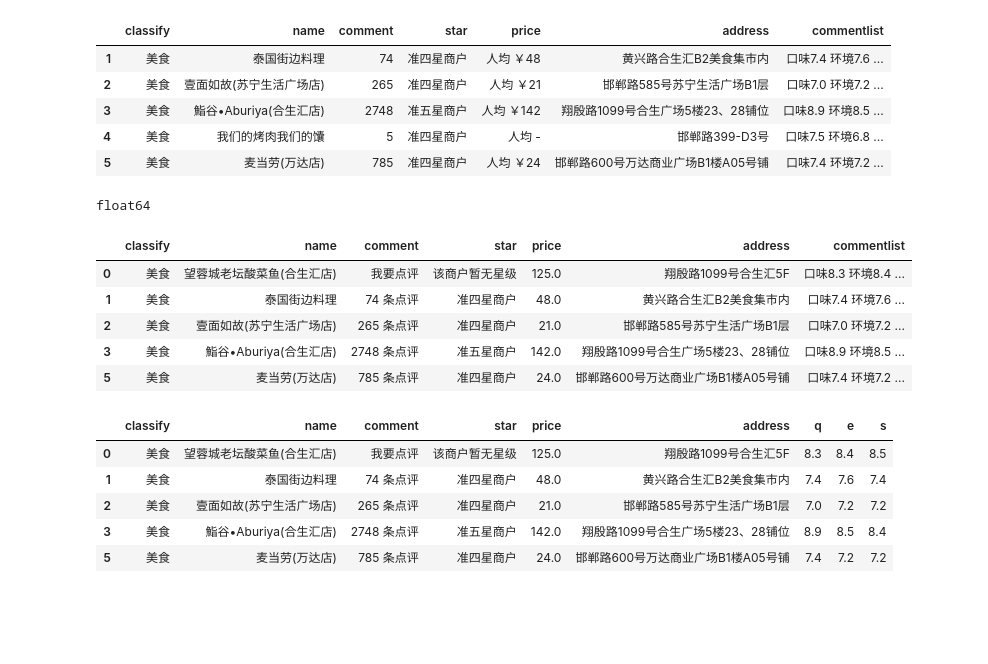
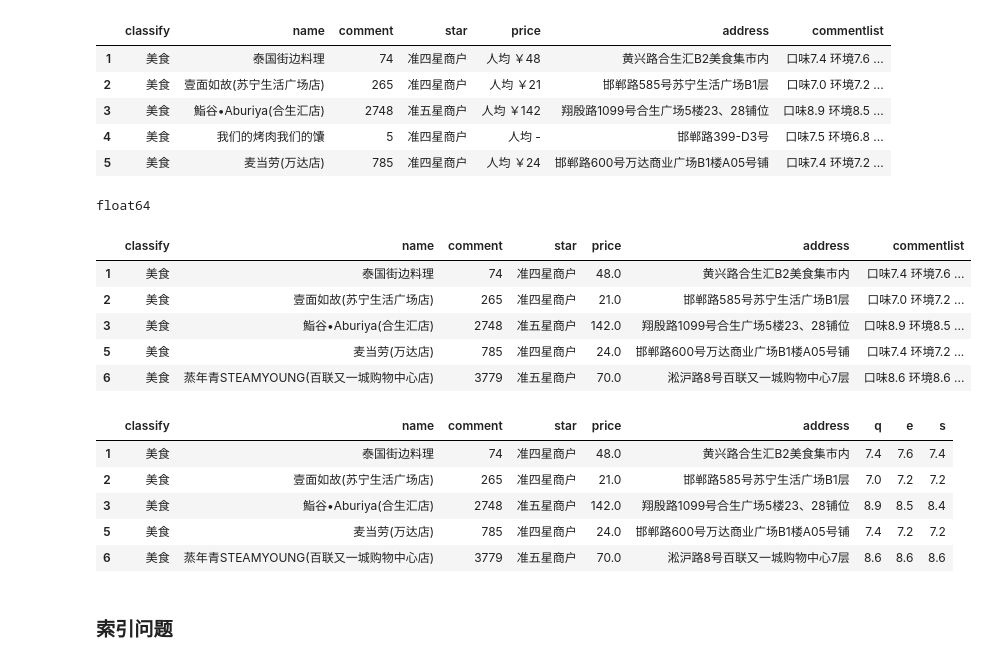
Before and after one commit to 2804983329/data-analysis, a Jupyter notebook: 数据分析python升级/00/Pandas数据清洗.ipynb, the cells around one changed output. Drawn from its saved outputs; the diff is of its cells as text; code cells hidden in the pictures; blank space fills up the shorter version.

```diff
--- a/数据分析python升级/00/Pandas数据清洗.ipynb
+++ b/数据分析python升级/00/Pandas数据清洗.ipynb
@@ -128,19 +128,19 @@ int32
 | 5 | 美食 | 麦当劳(万达店) | 785 | 准四星商户 | 人均 ￥24 | 邯郸路600号万达商业广场B1楼A05号铺 | 口味7.4 环境7.2 ... |
 # %%
 #price清洗
-df1=df[df['price'].str.contains('￥')]
+df1=df1[df1['price'].str.contains('￥')]
 df1['price'] = df1['price'].str.split('￥').str[-1]
 df1['price']=df1['price'].astype('float')
 print(df1['price'].dtype)
 df1.head()
 # %% [output]
 float64
 |  | classify | name | comment | star | price | address | commentlist |
-| 0 | 美食 | 望蓉城老坛酸菜鱼(合生汇店) | 我要点评 | 该商户暂无星级 | 125.0 | 翔殷路1099号合生汇5F | 口味8.3 环境8.4 ... |
-| 1 | 美食 | 泰国街边料理 | 74 条点评 | 准四星商户 | 48.0 | 黄兴路合生汇B2美食集市内 | 口味7.4 环境7.6 ... |
-| 2 | 美食 | 壹面如故(苏宁生活广场店) | 265 条点评 | 准四星商户 | 21.0 | 邯郸路585号苏宁生活广场B1层 | 口味7.0 环境7.2 ... |
-| 3 | 美食 | 鮨谷•Aburiya(合生汇店) | 2748 条点评 | 准五星商户 | 142.0 | 翔殷路1099号合生广场5楼23、28铺位 | 口味8.9 环境8.5 ... |
-| 5 | 美食 | 麦当劳(万达店) | 785 条点评 | 准四星商户 | 24.0 | 邯郸路600号万达商业广场B1楼A05号铺 | 口味7.4 环境7.2 ... |
+| 1 | 美食 | 泰国街边料理 | 74 | 准四星商户 | 48.0 | 黄兴路合生汇B2美食集市内 | 口味7.4 环境7.6 ... |
+| 2 | 美食 | 壹面如故(苏宁生活广场店) | 265 | 准四星商户 | 21.0 | 邯郸路585号苏宁生活广场B1层 | 口味7.0 环境7.2 ... |
+| 3 | 美食 | 鮨谷•Aburiya(合生汇店) | 2748 | 准五星商户 | 142.0 | 翔殷路1099号合生广场5楼23、28铺位 | 口味8.9 环境8.5 ... |
+| 5 | 美食 | 麦当劳(万达店) | 785 | 准四星商户 | 24.0 | 邯郸路600号万达商业广场B1楼A05号铺 | 口味7.4 环境7.2 ... |
+| 6 | 美食 | 蒸年青STEAMYOUNG(百联又一城购物中心店) | 3779 | 准五星商户 | 70.0 | 淞沪路8号百联又一城购物中心7层 | 口味8.6 环境8.6 ... |
 # %%
 df1['q'] = df1['commentlist'].str.split('                                ').str[0].str[2:]
 df1['e'] = df1['commentlist'].str.split('                                ').str[1].str[2:]
@@ -150,8 +150,10 @@ del df1['commentlist']
 df1.head()
 # %% [output]
 |  | classify | name | comment | star | price | address | q | e | s |
-| 0 | 美食 | 望蓉城老坛酸菜鱼(合生汇店) | 我要点评 | 该商户暂无星级 | 125.0 | 翔殷路1099号合生汇5F | 8.3 | 8.4 | 8.5 |
-| 1 | 美食 | 泰国街边料理 | 74 条点评 | 准四星商户 | 48.0 | 黄兴路合生汇B2美食集市内 | 7.4 | 7.6 | 7.4 |
-| 2 | 美食 | 壹面如故(苏宁生活广场店) | 265 条点评 | 准四星商户 | 21.0 | 邯郸路585号苏宁生活广场B1层 | 7.0 | 7.2 | 7.2 |
-| 3 | 美食 | 鮨谷•Aburiya(合生汇店) | 2748 条点评 | 准五星商户 | 142.0 | 翔殷路1099号合生广场5楼23、28铺位 | 8.9 | 8.5 | 8.4 |
-| 5 | 美食 | 麦当劳(万达店) | 785 条点评 | 准四星商户 | 24.0 | 邯郸路600号万达商业广场B1楼A05号铺 | 7.4 | 7.2 | 7.2 |
+| 1 | 美食 | 泰国街边料理 | 74 | 准四星商户 | 48.0 | 黄兴路合生汇B2美食集市内 | 7.4 | 7.6 | 7.4 |
+| 2 | 美食 | 壹面如故(苏宁生活广场店) | 265 | 准四星商户 | 21.0 | 邯郸路585号苏宁生活广场B1层 | 7.0 | 7.2 | 7.2 |
+| 3 | 美食 | 鮨谷•Aburiya(合生汇店) | 2748 | 准五星商户 | 142.0 | 翔殷路1099号合生广场5楼23、28铺位 | 8.9 | 8.5 | 8.4 |
+| 5 | 美食 | 麦当劳(万达店) | 785 | 准四星商户 | 24.0 | 邯郸路600号万达商业广场B1楼A05号铺 | 7.4 | 7.2 | 7.2 |
+| 6 | 美食 | 蒸年青STEAMYOUNG(百联又一城购物中心店) | 3779 | 准五星商户 | 70.0 | 淞沪路8号百联又一城购物中心7层 | 8.6 | 8.6 | 8.6 |
+# %% [markdown]
+### 索引问题
```
Also changed, not shown: parts of 8 cells of this notebook.
